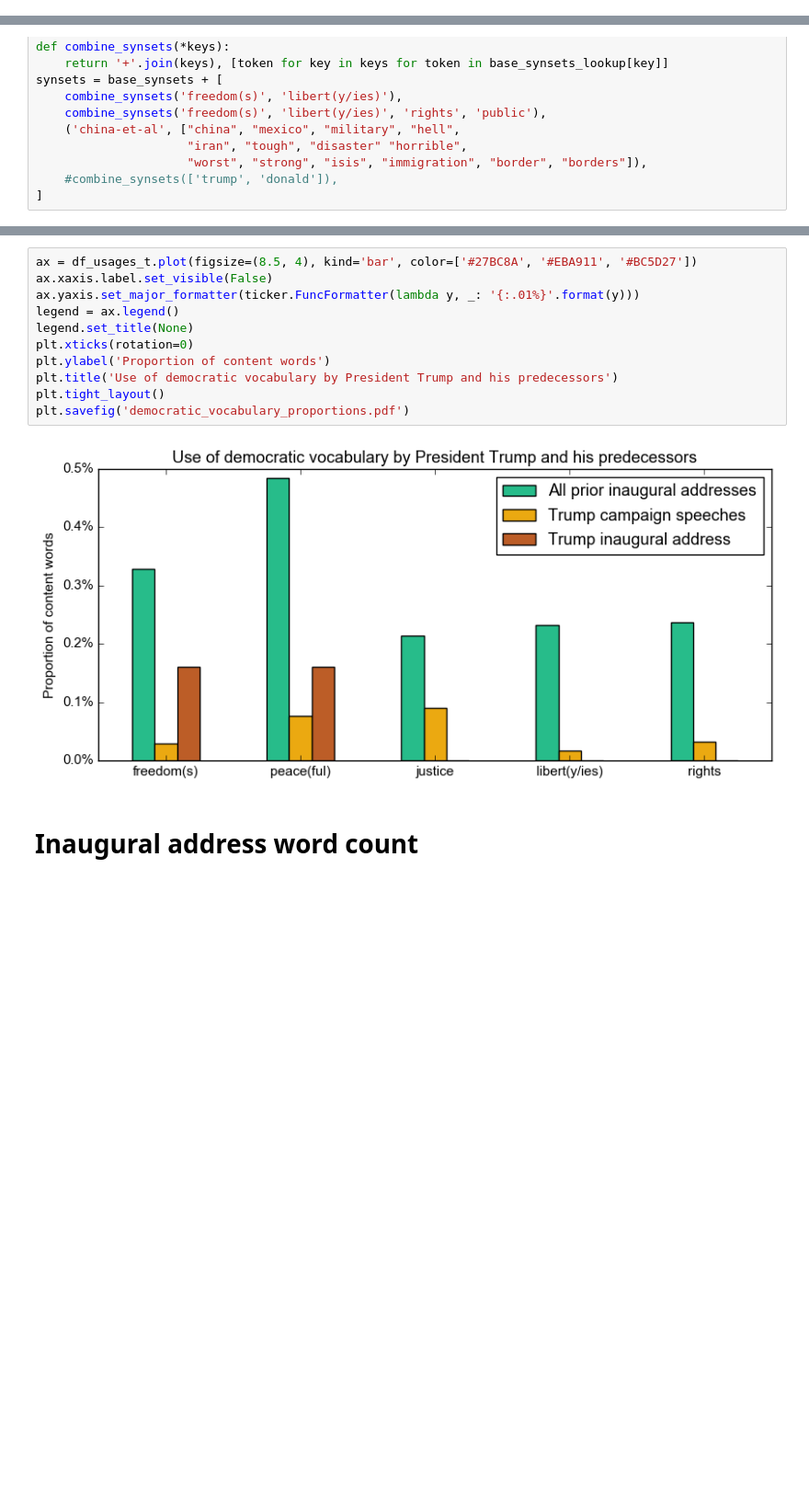
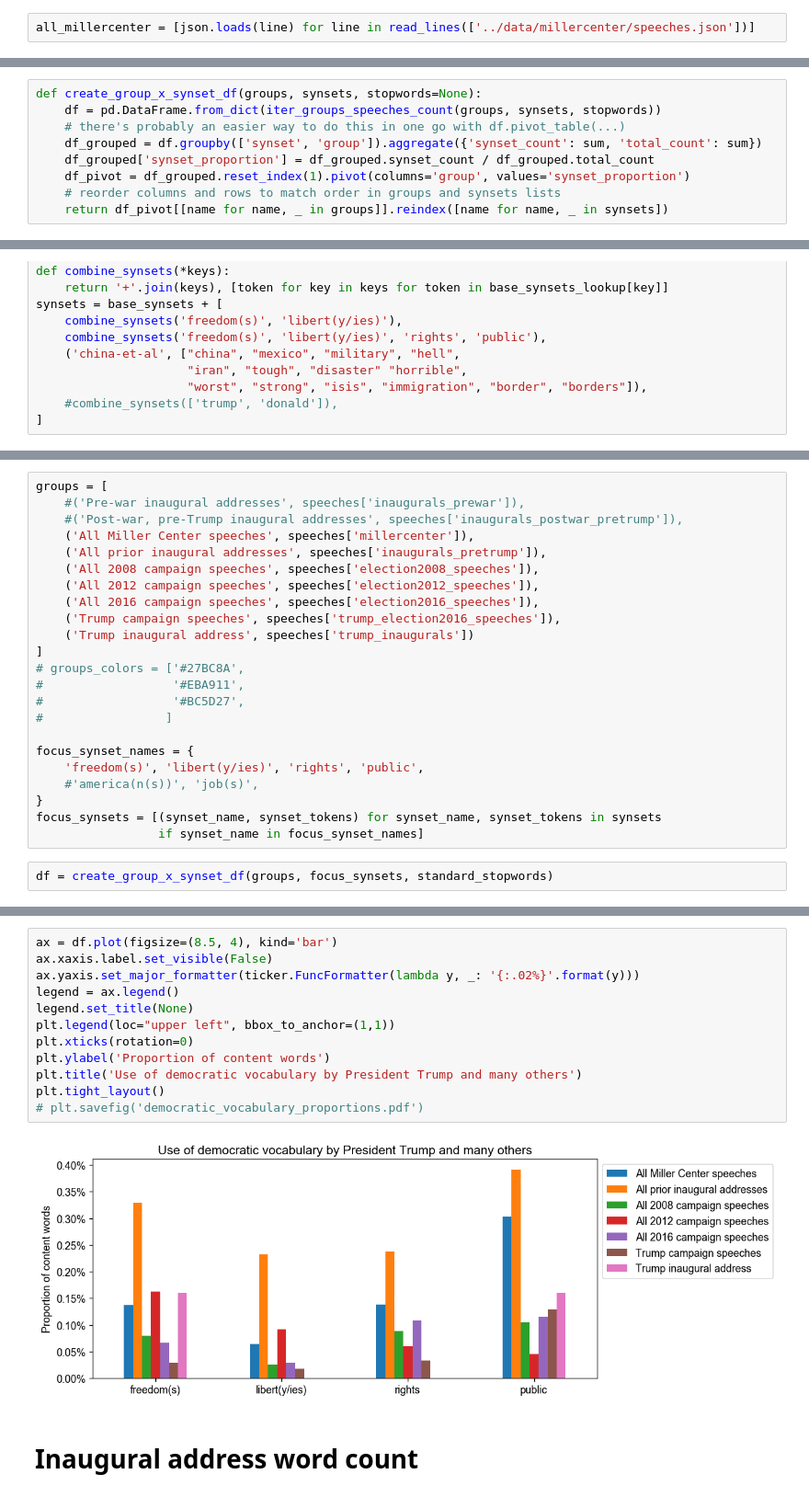
Before and after one commit to chbrown/presidents, a Jupyter notebook: notebooks/Words-with-Trump.ipynb, the cells around one changed output, grey strips where cells are left out. Shown at 92% size. Saved outputs shown, nothing was run; the diff lists cells and outputs as text; blank space fills up the shorter version.

Commit message:
Add in several more sources; incorporate in democratic speech barplot

```diff
--- a/notebooks/Words-with-Trump.ipynb
+++ b/notebooks/Words-with-Trump.ipynb
@@ -237,0 +155,2 @@ using standard_stopwords
+# %%
+all_millercenter = [json.loads(line) for line in read_lines(['../data/millercenter/speeches.json'])]
@@ -238,5 +192,14 @@ using standard_stopwords
 # %% [markdown]
 # Proportion of speech allocated to specific word groups
+# %%
+def create_group_x_synset_df(groups, synsets, stopwords=None):
+    df = pd.DataFrame.from_dict(iter_groups_speeches_count(groups, synsets, stopwords))
+    # there's probably an easier way to do this in one go with df.pivot_table(...)
+    df_grouped = df.groupby(['synset', 'group']).aggregate({'synset_count': sum, 'total_count': sum})
+    df_grouped['synset_proportion'] = df_grouped.synset_count / df_grouped.total_count
+    df_pivot = df_grouped.reset_index(1).pivot(columns='group', values='synset_proportion')
+    # reorder columns and rows to match order in groups and synsets lists
+    return df_pivot[[name for name, _ in groups]].reindex([name for name, _ in synsets])
 # %%
 base_synsets = [
     ('freedom(s)', ['freedom', 'freedoms']),
@@ -304,0 +234,25 @@ df_usages_t
+# %%
+groups = [
+    #('Pre-war inaugural addresses', speeches['inaugurals_prewar']),
+    #('Post-war, pre-Trump inaugural addresses', speeches['inaugurals_postwar_pretrump']),
+    ('All Miller Center speeches', speeches['millercenter']),
+    ('All prior inaugural addresses', speeches['inaugurals_pretrump']),
+    ('All 2008 campaign speeches', speeches['election2008_speeches']),
+    ('All 2012 campaign speeches', speeches['election2012_speeches']),
+    ('All 2016 campaign speeches', speeches['election2016_speeches']),
+    ('Trump campaign speeches', speeches['trump_election2016_speeches']),
+    ('Trump inaugural address', speeches['trump_inaugurals'])
+]
+# groups_colors = ['#27BC8A',
+#                  '#EBA911',
+#                  '#BC5D27',
+#                 ]
+
+focus_synset_names = {
+    'freedom(s)', 'libert(y/ies)', 'rights', 'public',
+    #'america(n(s))', 'job(s)',
+}
+focus_synsets = [(synset_name, synset_tokens) for synset_name, synset_tokens in synsets
+                 if synset_name in focus_synset_names]
+# %%
+df = create_group_x_synset_df(groups, focus_synsets, standard_stopwords)
@@ -307,16 +270,17 @@ df_usages_t
 # %%
-ax = df_usages_t.plot(figsize=(8.5, 4), kind='bar', color=['#27BC8A', '#EBA911', '#BC5D27'])
+ax = df.plot(figsize=(8.5, 4), kind='bar')
 ax.xaxis.label.set_visible(False)
-ax.yaxis.set_major_formatter(ticker.FuncFormatter(lambda y, _: '{:.01%}'.format(y)))
+ax.yaxis.set_major_formatter(ticker.FuncFormatter(lambda y, _: '{:.02%}'.format(y)))
 legend = ax.legend()
 legend.set_title(None)
+plt.legend(loc="upper left", bbox_to_anchor=(1,1))
 plt.xticks(rotation=0)
 plt.ylabel('Proportion of content words')
-plt.title('Use of democratic vocabulary by President Trump and his predecessors')
+plt.title('Use of democratic vocabulary by President Trump and many others')
 plt.tight_layout()
-plt.savefig('democratic_vocabulary_proportions.pdf')
+# plt.savefig('democratic_vocabulary_proportions.pdf')
 # %% [output]
-[figure, old version]
+[figure, new version]
 # %% [markdown]
 # Inaugural address word count
 # %%
```
Also changed, not shown: parts of 27 cells of this notebook.
